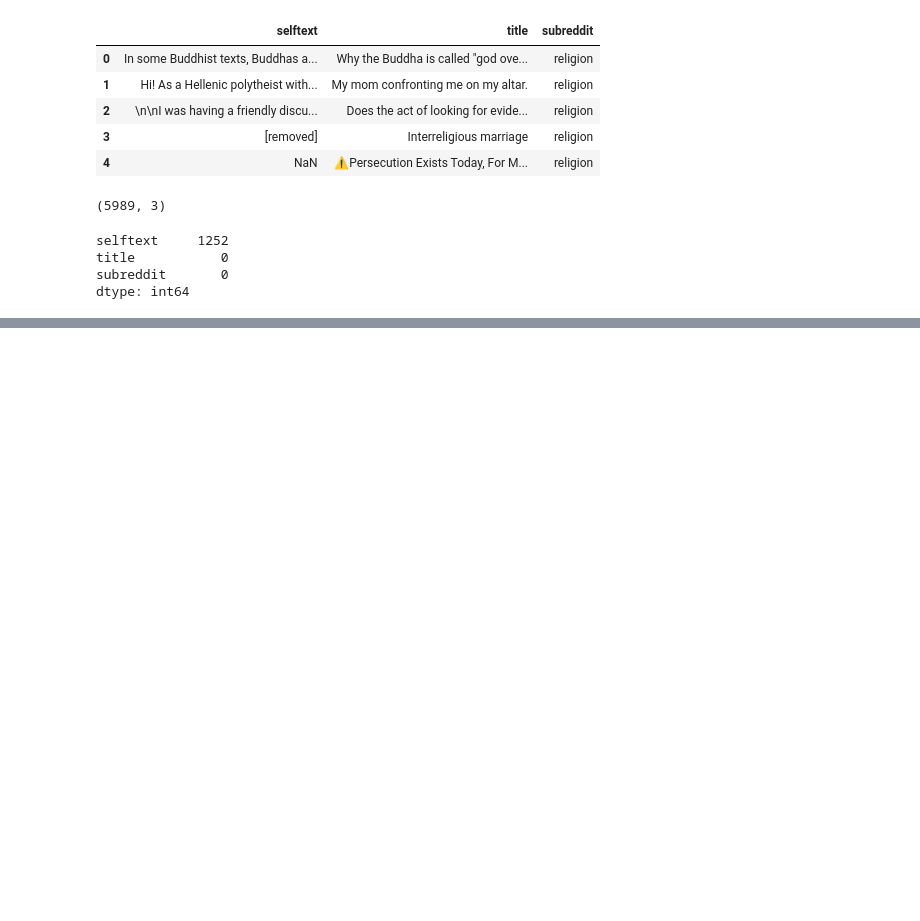
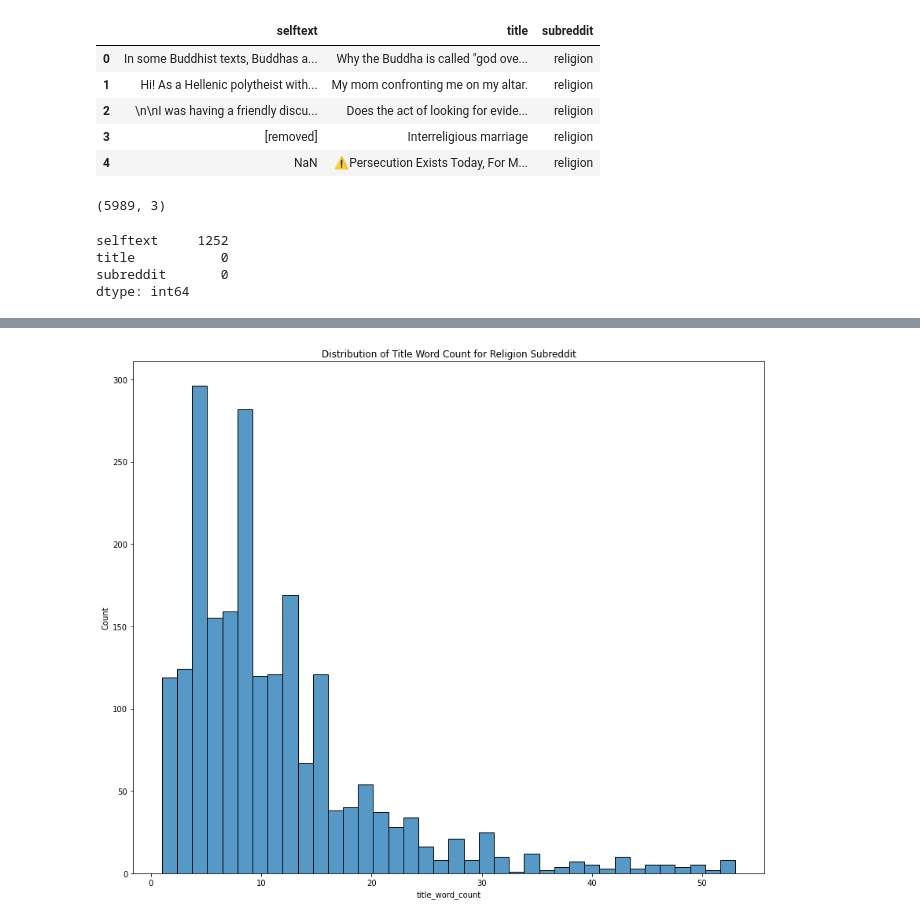
Before and after one commit to myacarrizosa/reddit_nlp_classification, a Jupyter notebook: Classification Models.ipynb, the cells around one changed output, grey strips where cells are left out. Saved outputs shown, nothing was run; the diff lists cells and outputs as text; code cells hidden in the pictures; blank space fills up the shorter version.

```diff
--- a/Classification Models.ipynb
+++ b/Classification Models.ipynb
@@ -40,0 +255,11 @@ dtype: int64
+# %%
+religion_lens = all_posts[all_posts['subreddit'] == 1]
+phil_lens = all_posts[all_posts['subreddit'] == 0]
+# %%
+plt.figure(figsize = (12,10))
+sns.histplot(data = religion_lens["title_word_count"] )
+plt.title('Distribution of Title Word Count for Religion Subreddit')
+plt.tight_layout()
+plt.savefig('./visualizations /dist_twc_r.jpg', bbox_inches = 'tight');
+# %% [output]
+[figure, added]
```
Also changed, not shown: parts of 114 cells of this notebook, 17 other files.
